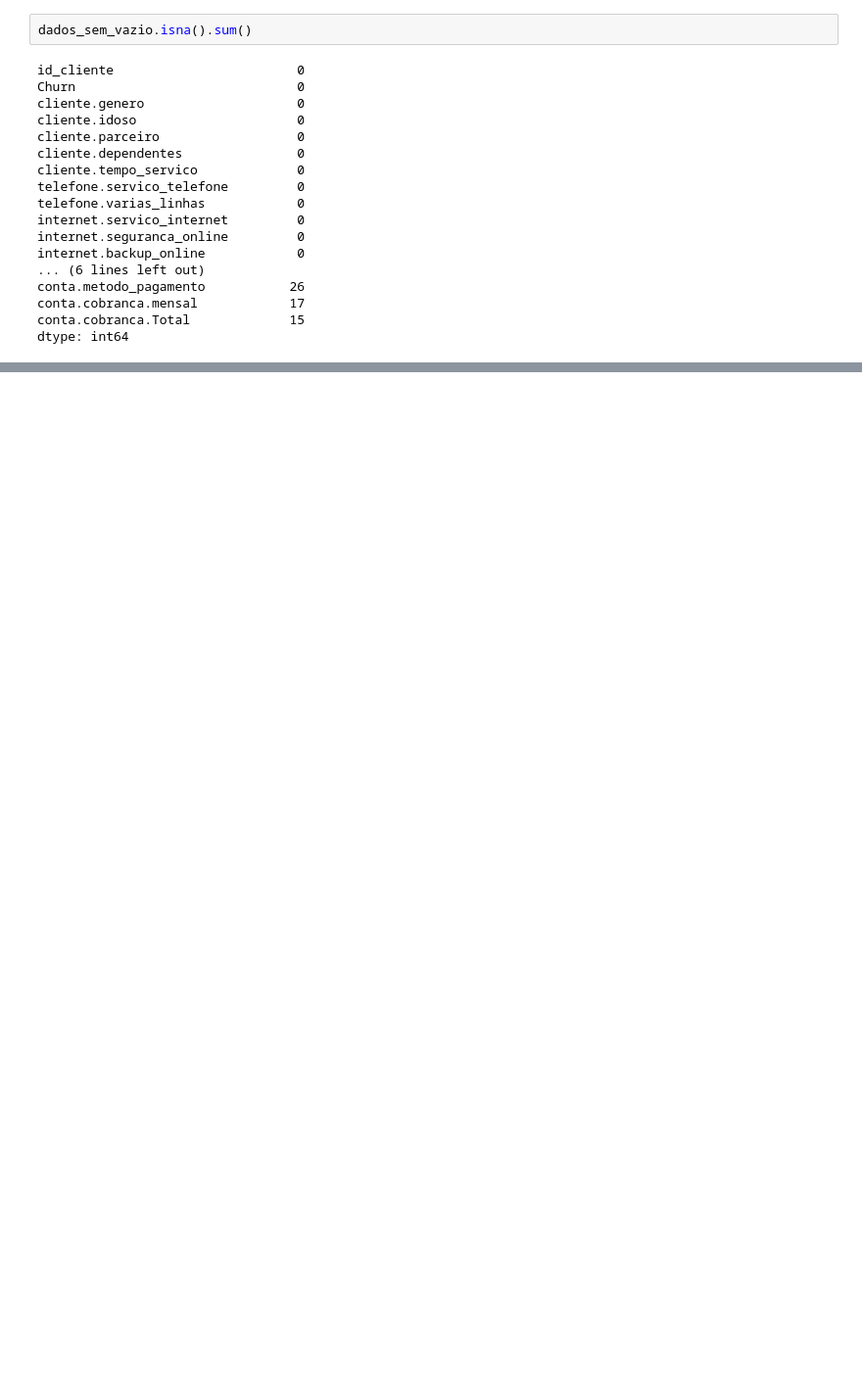
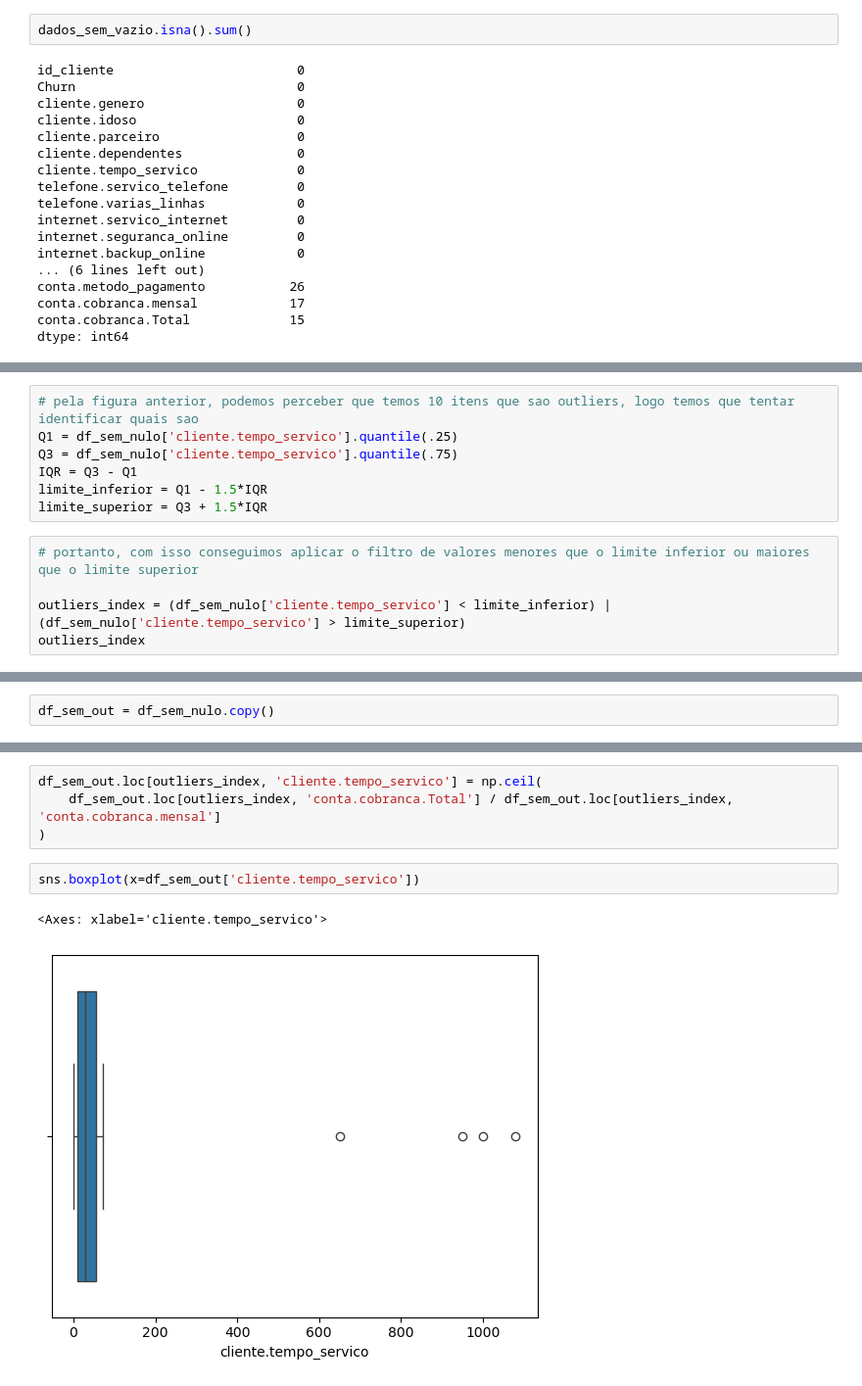
Before and after one commit to silvaBreno/alura-python-datascience, a Jupyter notebook: 9 - pandas_limpeza_tratamento_churn.ipynb, the cells around one changed output, grey strips where cells are left out. Shown at 98% size. Saved outputs shown, nothing was run; the diff lists cells and outputs as text; blank space fills up the shorter version.

```diff
--- a/9 - pandas_limpeza_tratamento_churn.ipynb
+++ b/9 - pandas_limpeza_tratamento_churn.ipynb
@@ -497,0 +624,12 @@ dtype: int64
+# %%
+# pela figura anterior, podemos perceber que temos 10 itens que sao outliers, logo temos que tentar identificar quais sao
+Q1 = df_sem_nulo['cliente.tempo_servico'].quantile(.25)
+Q3 = df_sem_nulo['cliente.tempo_servico'].quantile(.75)
+IQR = Q3 - Q1
+limite_inferior = Q1 - 1.5*IQR
+limite_superior = Q3 + 1.5*IQR
+# %%
+# portanto, com isso conseguimos aplicar o filtro de valores menores que o limite inferior ou maiores que o limite superior
+
+outliers_index = (df_sem_nulo['cliente.tempo_servico'] < limite_inferior) | (df_sem_nulo['cliente.tempo_servico'] > limite_superior)
+outliers_index
@@ -497,0 +665,2 @@ dtype: int64
+# %%
+df_sem_out = df_sem_nulo.copy()
@@ -497,0 +681,9 @@ dtype: int64
+# %%
+df_sem_out.loc[outliers_index, 'cliente.tempo_servico'] = np.ceil(
+    df_sem_out.loc[outliers_index, 'conta.cobranca.Total'] / df_sem_out.loc[outliers_index, 'conta.cobranca.mensal']
+)
+# %%
+sns.boxplot(x=df_sem_out['cliente.tempo_servico'])
+# %% [output]
+<Axes: xlabel='cliente.tempo_servico'>
+[figure, added]
```
Also changed, not shown: parts of 57 cells of this notebook, 3 other files.
